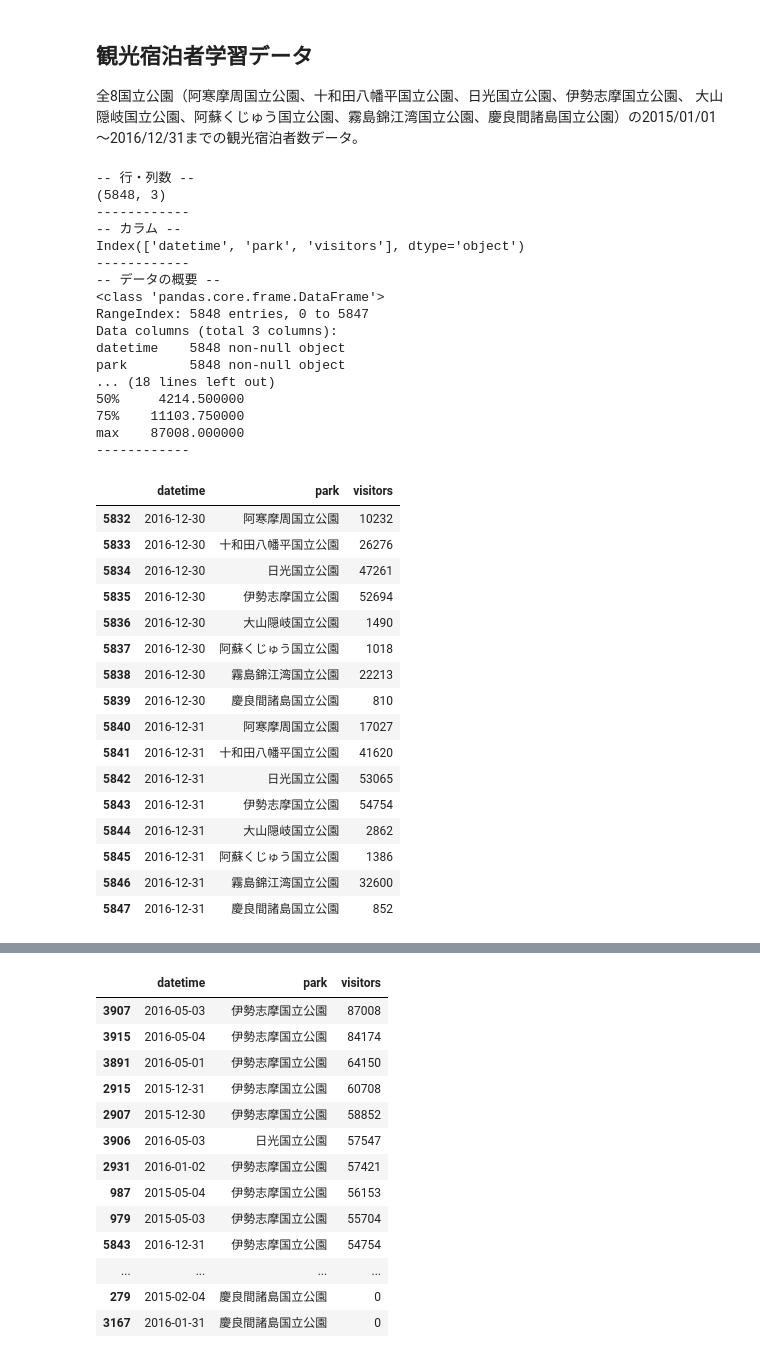
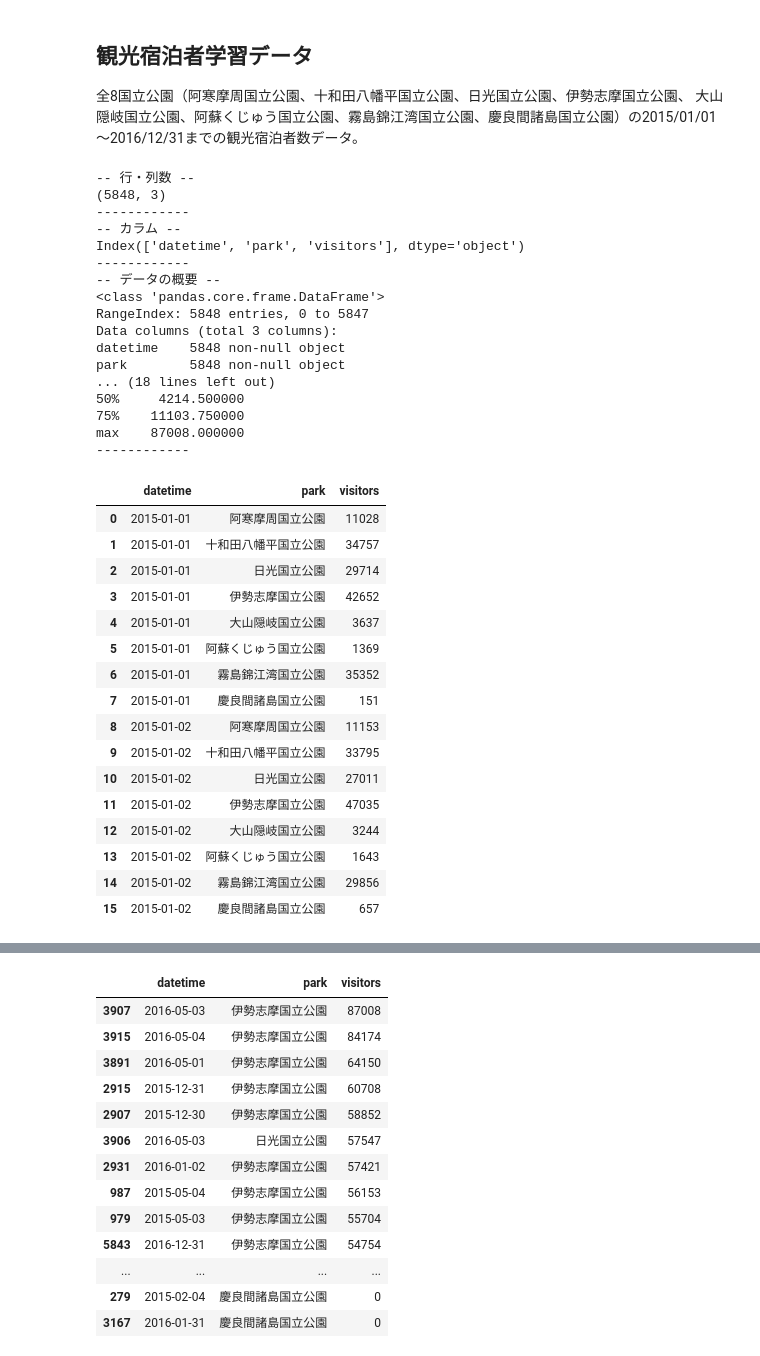
Before and after one commit to TaigoKuriyama/national_park_prediction, a Jupyter notebook: notebook/analyze.ipynb, the cells around one changed output, grey strips where cells are left out. Cells and saved outputs as stored; diff of their text form; code cells hidden in the pictures.

```diff
--- a/notebook/analyze.ipynb
+++ b/notebook/analyze.ipynb
@@ -26,7 +27,6 @@ print('------------')
 print('-- 要約統計量 --')
 print(df_train.describe())
 print('------------')
-df_train.tail(16)
 # %% [output]
 -- 行・列数 --
 (5848, 3)
@@ -45,22 +45,25 @@ park        5848 non-null object
 75%    11103.750000
 max    87008.000000
 ------------
-|  | datetime | park | visitors |
-| 5832 | 2016-12-30 | 阿寒摩周国立公園 | 10232 |
-| 5833 | 2016-12-30 | 十和田八幡平国立公園 | 26276 |
-| 5834 | 2016-12-30 | 日光国立公園 | 47261 |
-| 5835 | 2016-12-30 | 伊勢志摩国立公園 | 52694 |
-| 5836 | 2016-12-30 | 大山隠岐国立公園 | 1490 |
-| 5837 | 2016-12-30 | 阿蘇くじゅう国立公園 | 1018 |
-| 5838 | 2016-12-30 | 霧島錦江湾国立公園 | 22213 |
-| 5839 | 2016-12-30 | 慶良間諸島国立公園 | 810 |
-| 5840 | 2016-12-31 | 阿寒摩周国立公園 | 17027 |
-| 5841 | 2016-12-31 | 十和田八幡平国立公園 | 41620 |
-| 5842 | 2016-12-31 | 日光国立公園 | 53065 |
-| 5843 | 2016-12-31 | 伊勢志摩国立公園 | 54754 |
-| 5844 | 2016-12-31 | 大山隠岐国立公園 | 2862 |
-| 5845 | 2016-12-31 | 阿蘇くじゅう国立公園 | 1386 |
-| 5846 | 2016-12-31 | 霧島錦江湾国立公園 | 32600 |
-| 5847 | 2016-12-31 | 慶良間諸島国立公園 | 852 |
+# %%
+df_train.head(16)
+# %% [output]
+|  | datetime | park | visitors |
+| 0 | 2015-01-01 | 阿寒摩周国立公園 | 11028 |
+| 1 | 2015-01-01 | 十和田八幡平国立公園 | 34757 |
+| 2 | 2015-01-01 | 日光国立公園 | 29714 |
+| 3 | 2015-01-01 | 伊勢志摩国立公園 | 42652 |
+| 4 | 2015-01-01 | 大山隠岐国立公園 | 3637 |
+| 5 | 2015-01-01 | 阿蘇くじゅう国立公園 | 1369 |
+| 6 | 2015-01-01 | 霧島錦江湾国立公園 | 35352 |
+| 7 | 2015-01-01 | 慶良間諸島国立公園 | 151 |
+| 8 | 2015-01-02 | 阿寒摩周国立公園 | 11153 |
+| 9 | 2015-01-02 | 十和田八幡平国立公園 | 33795 |
+| 10 | 2015-01-02 | 日光国立公園 | 27011 |
+| 11 | 2015-01-02 | 伊勢志摩国立公園 | 47035 |
+| 12 | 2015-01-02 | 大山隠岐国立公園 | 3244 |
+| 13 | 2015-01-02 | 阿蘇くじゅう国立公園 | 1643 |
+| 14 | 2015-01-02 | 霧島錦江湾国立公園 | 29856 |
+| 15 | 2015-01-02 | 慶良間諸島国立公園 | 657 |
 # %%
 伊勢志摩国立公園、日光国立公園、霧島錦江湾国立公園の訪問者数が多い
```
Also changed, not shown: parts of 15 cells of this notebook, 7 other files.
